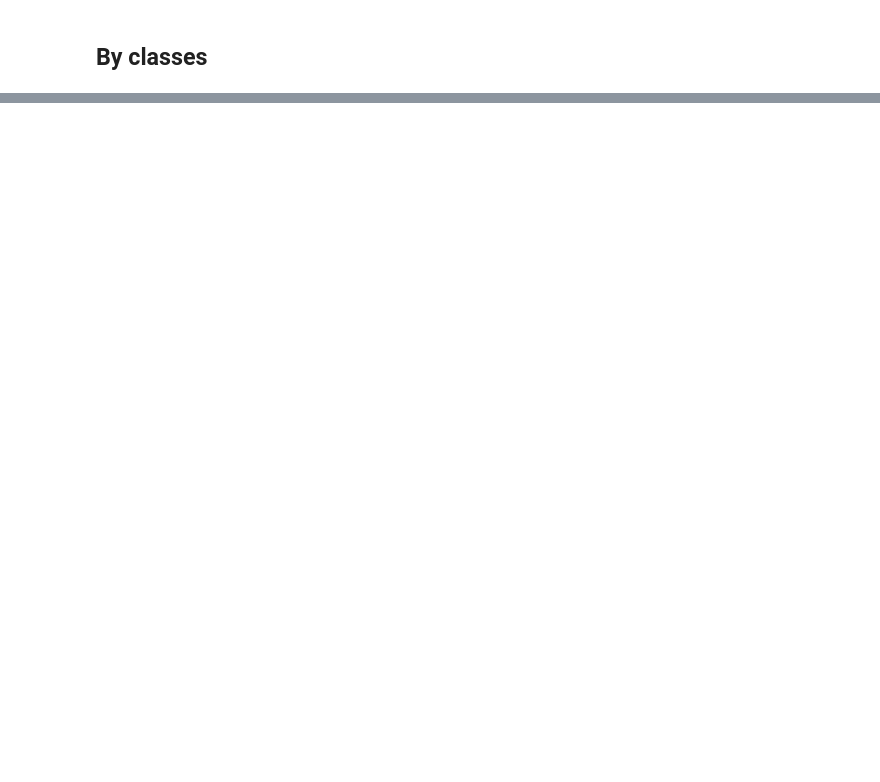
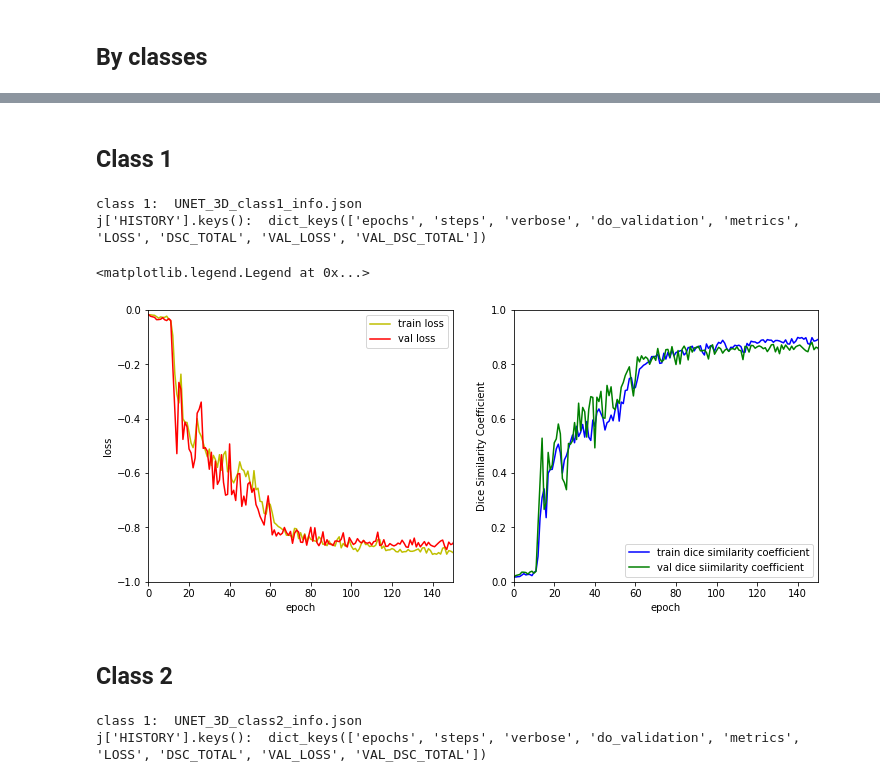
Before and after one commit to TooTouch/3D_CoordConv_Segmentation, a Jupyter notebook: ipynb/Model evaluation.ipynb, the cells around one changed output, grey strips where cells are left out. Cells and saved outputs as stored; diff of their text form; code cells hidden in the pictures; blank space fills up the shorter version.

```diff
--- a/ipynb/Model evaluation.ipynb
+++ b/ipynb/Model evaluation.ipynb
@@ -86,0 +105,44 @@ for i in range(8):
+# %% [markdown]
+## Class 1
+# %%
+class_1 = 'UNET_3D_class1_info.json'
+print('class 1: ',class_1)
+
+f = open(os.path.join(log_dir,class_1))
+j = json.load(f)
+print("j['HISTORY'].keys(): ",j['HISTORY'].keys())
+# %% [output]
+class 1:  UNET_3D_class1_info.json
+j['HISTORY'].keys():  dict_keys(['epochs', 'steps', 'verbose', 'do_validation', 'metrics', 'LOSS', 'DSC_TOTAL', 'VAL_LOSS', 'VAL_DSC_TOTAL'])
+# %%
+fig, ax = plt.subplots(1,2, figsize=(12,5))
+ax[0].plot(j['HISTORY']['LOSS'], 'y', label='train loss')
+ax[0].plot(j['HISTORY']['VAL_LOSS'], 'r', label='val loss')
+ax[0].set_xlabel('epoch')
+ax[0].set_ylabel('loss')
+ax[0].set_ylim([-1,0])
+ax[0].set_xlim([0,150])
+ax[0].legend(loc='upper right')
+
+ax[1].plot(j['HISTORY']['DSC_TOTAL'], 'b', label='train dice similarity coefficient')
+ax[1].plot(j['HISTORY']['VAL_DSC_TOTAL'], 'g', label='val dice siimilarity coefficient')
+ax[1].set_xlabel('epoch')
+ax[1].set_ylabel('Dice Similarity Coefficient')
+ax[1].set_ylim([0,1])
+ax[1].set_xlim([0,150])
+ax[1].legend(loc='lower right')
+# %% [output]
+<matplotlib.legend.Legend at 0x...>
+[figure, added]
+# %% [markdown]
+## Class 2
+# %%
+class_2 = 'UNET_3D_class2_info.json'
+print('class 1: ',class_2)
+
+f = open(os.path.join(log_dir,class_2))
+j = json.load(f)
+print("j['HISTORY'].keys(): ",j['HISTORY'].keys())
+# %% [output]
+class 1:  UNET_3D_class2_info.json
+j['HISTORY'].keys():  dict_keys(['epochs', 'steps', 'verbose', 'do_validation', 'metrics', 'LOSS', 'DSC_TOTAL', 'VAL_LOSS', 'VAL_DSC_TOTAL'])
```
Also changed, not shown: parts of 23 cells of this notebook, 34 other files.
